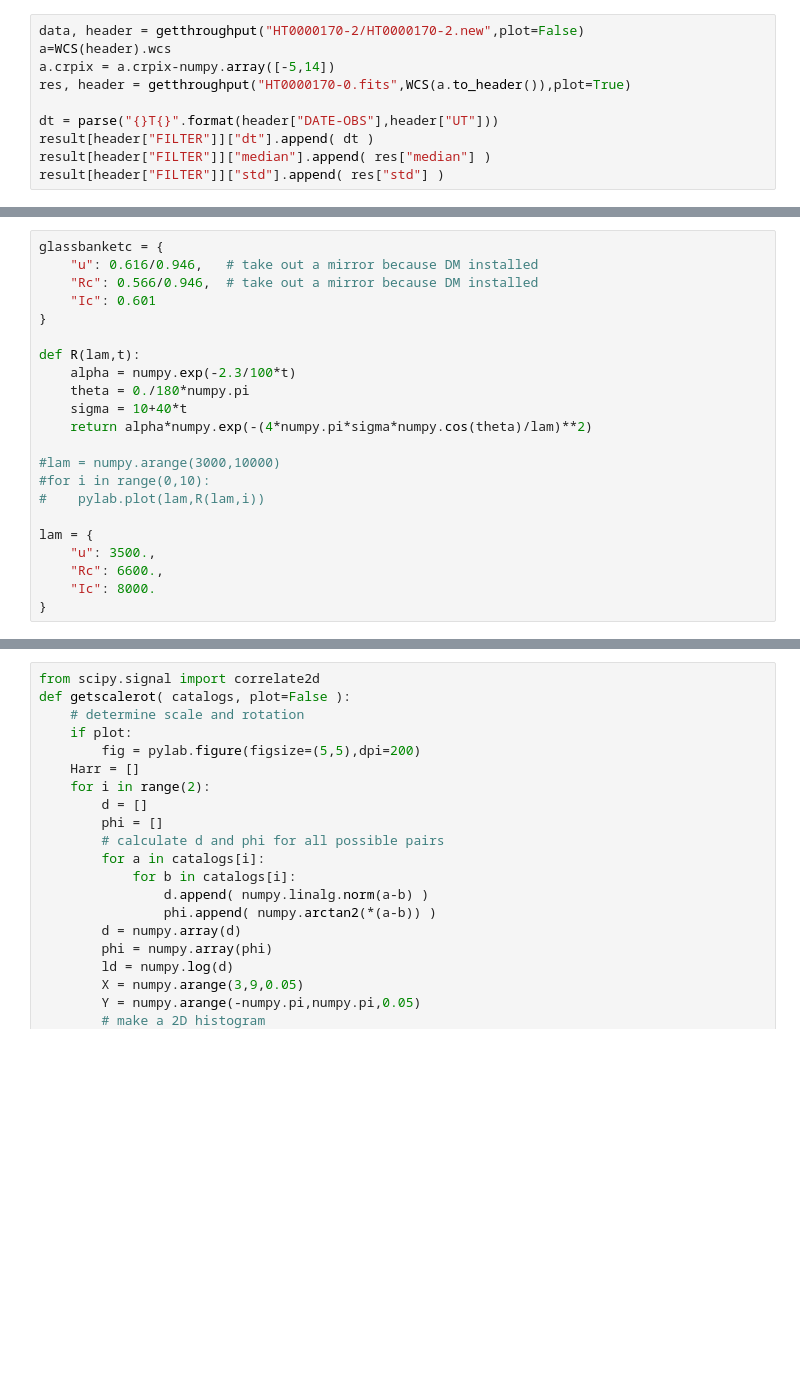
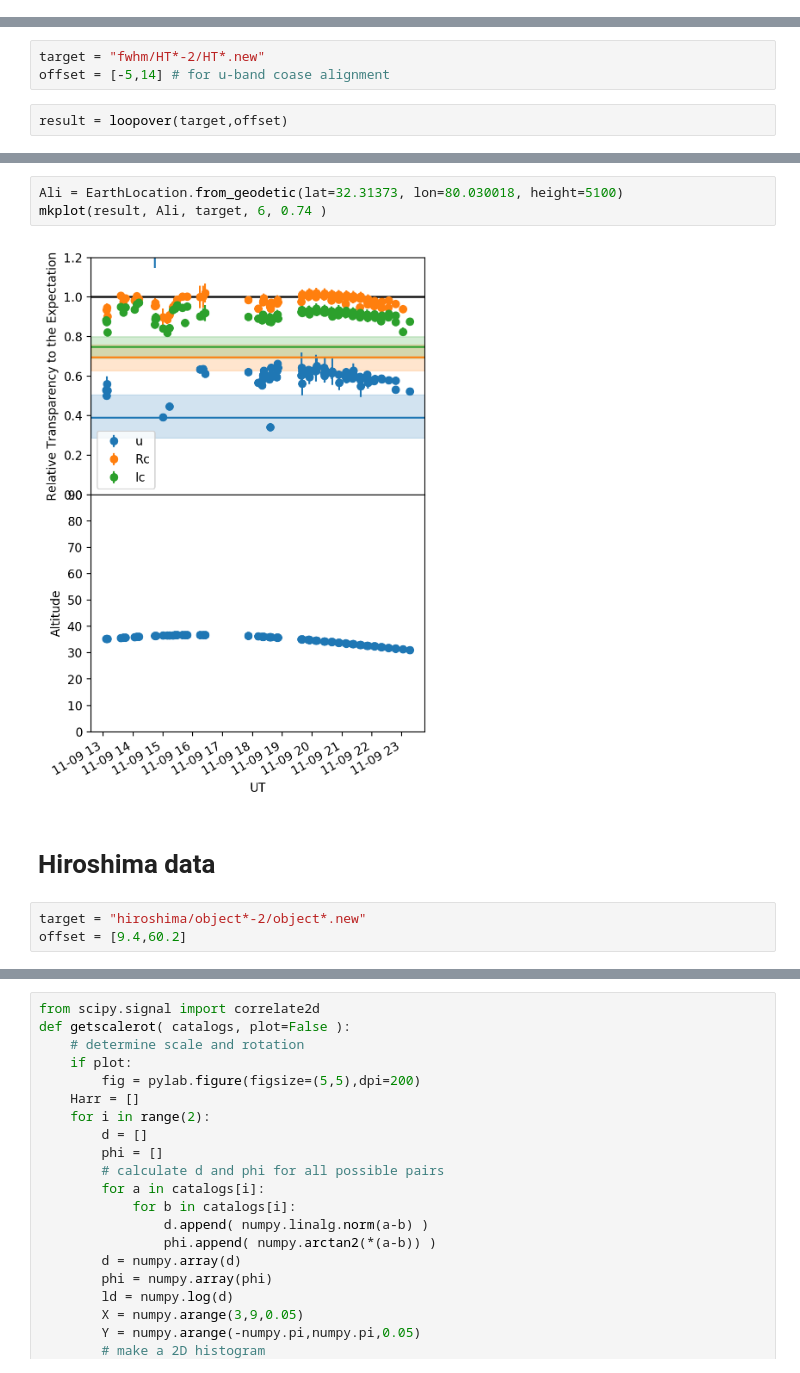
Before and after one commit to youtsumi/HinOTORINotebooks, a Jupyter notebook: HinOTORITransmission.ipynb, the cells around one changed output, grey strips where cells are left out. Saved outputs shown, nothing was run; the diff lists cells and outputs as text; blank space fills up the shorter version.

```diff
--- a/HinOTORITransmission.ipynb
+++ b/HinOTORITransmission.ipynb
@@ -195,10 +204,0 @@ WARNING:astropy:MergeConflictWarning: Cannot merge meta key 'name' types <class
-# %%
-data, header = getthroughput("HT0000170-2/HT0000170-2.new",plot=False)
-a=WCS(header).wcs
-a.crpix = a.crpix-numpy.array([-5,14])
-res, header = getthroughput("HT0000170-0.fits",WCS(a.to_header()),plot=True)
-
-dt = parse("{}T{}".format(header["DATE-OBS"],header["UT"]))
-result[header["FILTER"]]["dt"].append( dt )
-result[header["FILTER"]]["median"].append( res["median"] )
-result[header["FILTER"]]["std"].append( res["std"] )
@@ -215,22 +204,0 @@ WARNING:astropy:MergeConflictWarning: Cannot merge meta key 'name' types <class
-# %%
-glassbanketc = {
-    "u": 0.616/0.946,   # take out a mirror because DM installed
-    "Rc": 0.566/0.946,  # take out a mirror because DM installed
-    "Ic": 0.601
-}
-
-def R(lam,t):
-    alpha = numpy.exp(-2.3/100*t)
-    theta = 0./180*numpy.pi
-    sigma = 10+40*t
-    return alpha*numpy.exp(-(4*numpy.pi*sigma*numpy.cos(theta)/lam)**2)
-
-#lam = numpy.arange(3000,10000)
-#for i in range(0,10):
-#    pylab.plot(lam,R(lam,i))
-
-lam = {
-    "u": 3500.,
-    "Rc": 6600.,
-    "Ic": 8000.
-}
@@ -260,0 +313,5 @@ result["u"]
+# %%
+target = "fwhm/HT*-2/HT*.new"
+offset = [-5,14] # for u-band coase alignment
+# %%
+result = loopover(target,offset)
@@ -260,0 +391,10 @@ result["u"]
+# %%
+Ali = EarthLocation.from_geodetic(lat=32.31373, lon=80.030018, height=5100)
+mkplot(result, Ali, target, 6, 0.74 )
+# %% [output]
+[figure, added]
+# %% [markdown]
+# Hiroshima data
+# %%
+target = "hiroshima/object*-2/object*.new"
+offset = [9.4,60.2]
```
Also changed, not shown: parts of 32 cells of this notebook.
